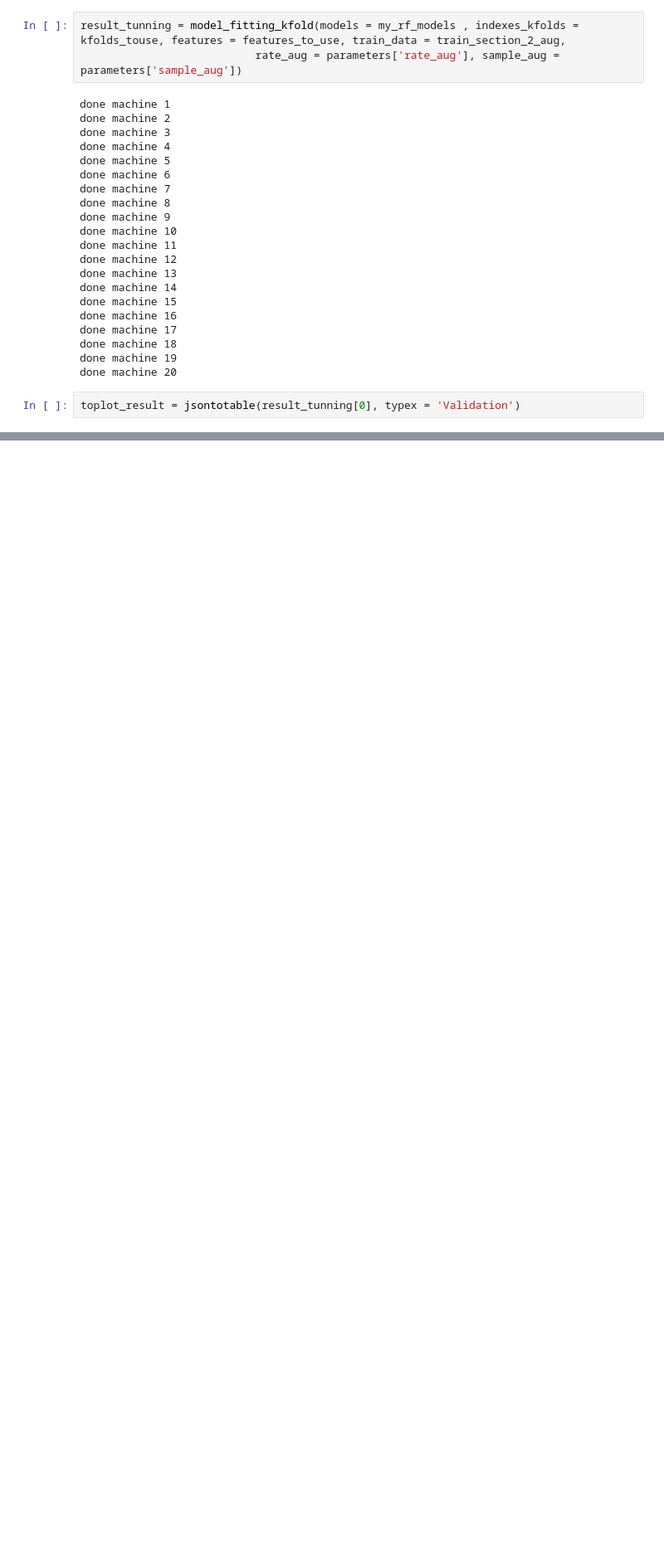
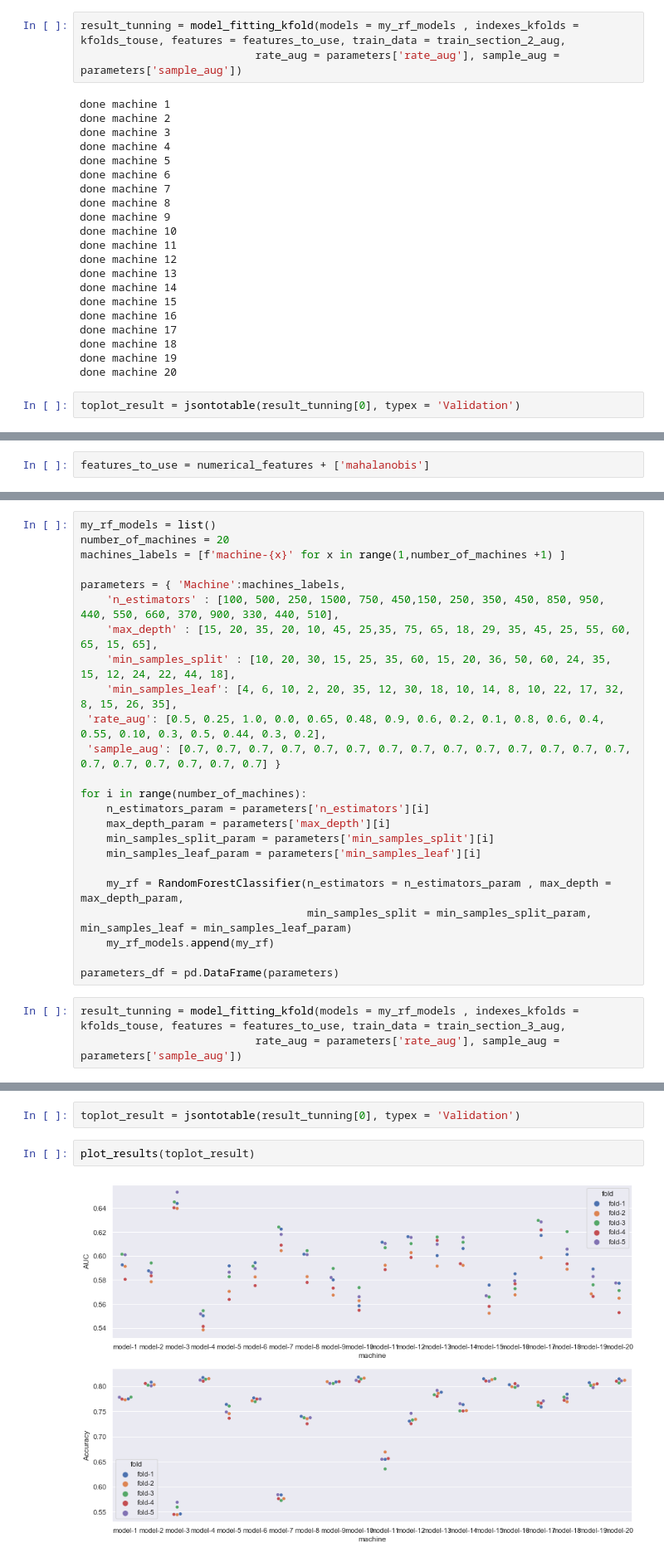
Before and after one commit to miguelmayhem92/Kaggle-Santander-Prediction-Customer-Transaction, a Jupyter notebook: CST_RF_Tunning.ipynb, the cells around one changed output, grey strips where cells are left out. Shown: that part at 83% size. Cells and saved outputs as stored; diff of their text form; blank space fills up the shorter version.

```diff
--- a/CST_RF_Tunning.ipynb
+++ b/CST_RF_Tunning.ipynb
@@ -444,0 +612,2 @@ parameters_df[parameters_df.Machine == 'machine-3']
+# %%
+features_to_use = numerical_features + ['mahalanobis']
@@ -444,0 +618,27 @@ parameters_df[parameters_df.Machine == 'machine-3']
+# %%
+my_rf_models = list()
+number_of_machines = 20
+machines_labels = [f'machine-{x}' for x in range(1,number_of_machines +1) ]
+
+parameters = { 'Machine':machines_labels,
+    'n_estimators' : [100, 500, 250, 1500, 750, 450,150, 250, 350, 450, 850, 950, 440, 550, 660, 370, 900, 330, 440, 510],
+    'max_depth' : [15, 20, 35, 20, 10, 45, 25,35, 75, 65, 18, 29, 35, 45, 25, 55, 60, 65, 15, 65],
+    'min_samples_split' : [10, 20, 30, 15, 25, 35, 60, 15, 20, 36, 50, 60, 24, 35, 15, 12, 24, 22, 44, 18],
+    'min_samples_leaf': [4, 6, 10, 2, 20, 35, 12, 30, 18, 10, 14, 8, 10, 22, 17, 32, 8, 15, 26, 35],
+ 'rate_aug': [0.5, 0.25, 1.0, 0.0, 0.65, 0.48, 0.9, 0.6, 0.2, 0.1, 0.8, 0.6, 0.4, 0.55, 0.10, 0.3, 0.5, 0.44, 0.3, 0.2],
+ 'sample_aug': [0.7, 0.7, 0.7, 0.7, 0.7, 0.7, 0.7, 0.7, 0.7, 0.7, 0.7, 0.7, 0.7, 0.7, 0.7, 0.7, 0.7, 0.7, 0.7, 0.7] }
+
+for i in range(number_of_machines):
+    n_estimators_param = parameters['n_estimators'][i]
+    max_depth_param = parameters['max_depth'][i]
+    min_samples_split_param = parameters['min_samples_split'][i]
+    min_samples_leaf_param = parameters['min_samples_leaf'][i]
+
+    my_rf = RandomForestClassifier(n_estimators = n_estimators_param , max_depth = max_depth_param,
+                                   min_samples_split = min_samples_split_param, min_samples_leaf = min_samples_leaf_param)
+    my_rf_models.append(my_rf)
+
+parameters_df = pd.DataFrame(parameters)
+# %%
+result_tunning = model_fitting_kfold(models = my_rf_models , indexes_kfolds = kfolds_touse, features = features_to_use, train_data = train_section_3_aug,
+                           rate_aug = parameters['rate_aug'], sample_aug = parameters['sample_aug'])
@@ -444,0 +666,6 @@ parameters_df[parameters_df.Machine == 'machine-3']
+# %%
+toplot_result = jsontotable(result_tunning[0], typex = 'Validation')
+# %%
+plot_results(toplot_result)
+# %% [output]
+[figure, added]
```
Also changed, not shown: parts of 99 cells of this notebook.
